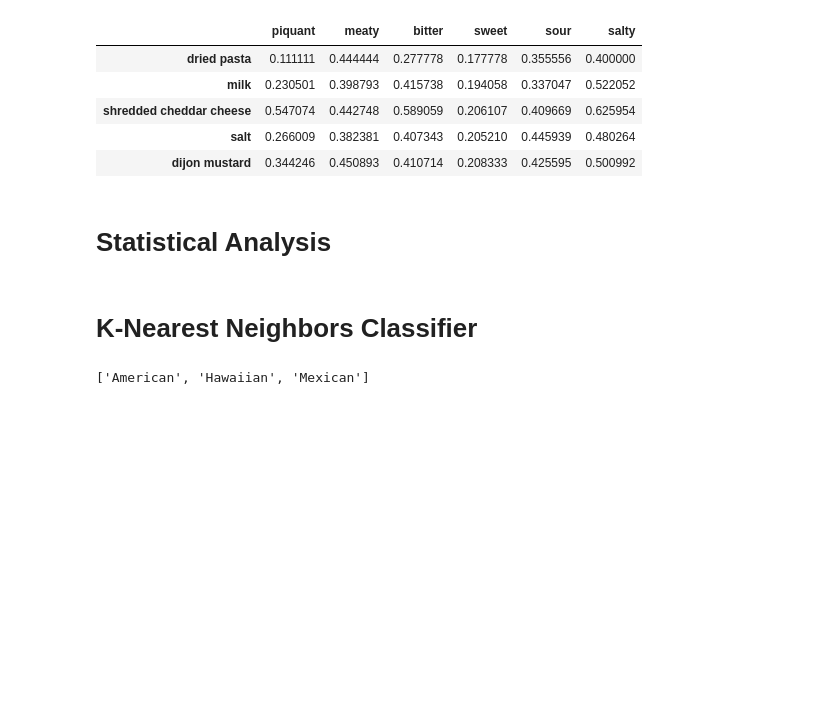
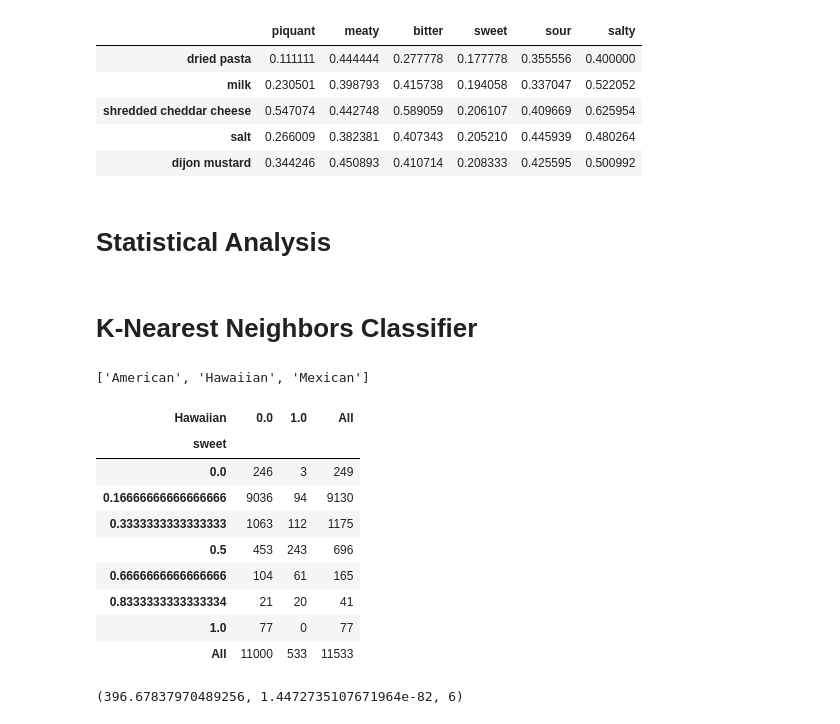
Before and after one commit to ryanchangx/cs105-final-project, a Jupyter notebook: final_project.ipynb, the cells around one changed output. Drawn from its saved outputs; the diff is of its cells as text; code cells hidden in the pictures; blank space fills up the shorter version.

```diff
--- a/final_project.ipynb
+++ b/final_project.ipynb
@@ -412,3 +524,25 @@ end = [key for key, value in finalfinalCuisine.items() if (value == max(finalfin
 end
 # %% [output]
 ['American', 'Hawaiian', 'Mexican']
+# %%
+# chi-square for sweetness vs hawaiin food
+hawaiiantosweet = pd.crosstab(food_df["sweet"], food_df["Hawaiian"], margins=True)
+c, p, dof, expctd = chi2_contingency(hawaiiantosweet)
+hawaiiantosweet
+# %% [output]
+| Hawaiian | 0.0 | 1.0 | All |
+| sweet |  |  |  |
+| 0.0 | 246 | 3 | 249 |
+| 0.16666666666666666 | 9036 | 94 | 9130 |
+| 0.3333333333333333 | 1063 | 112 | 1175 |
+| 0.5 | 453 | 243 | 696 |
+| 0.6666666666666666 | 104 | 61 | 165 |
+| 0.8333333333333334 | 21 | 20 | 41 |
+| 1.0 | 77 | 0 | 77 |
+| All | 11000 | 533 | 11533 |
+# %%
+indiantopiquant = pd.crosstab(food_df["piquant"], food_df["Indian"])
+c, p, dof, expctd = chi2_contingency(indiantopiquant)
+c, p, dof
+# %% [output]
+(396.67837970489256, 1.4472735107671964e-82, 6)
```
Also changed, not shown: parts of 10 cells of this notebook.
